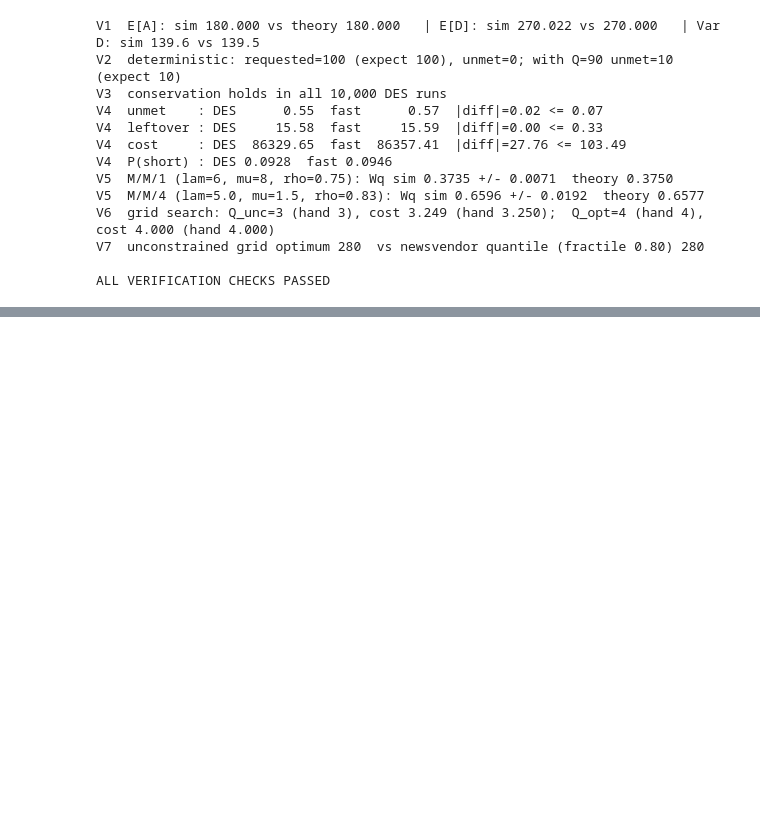
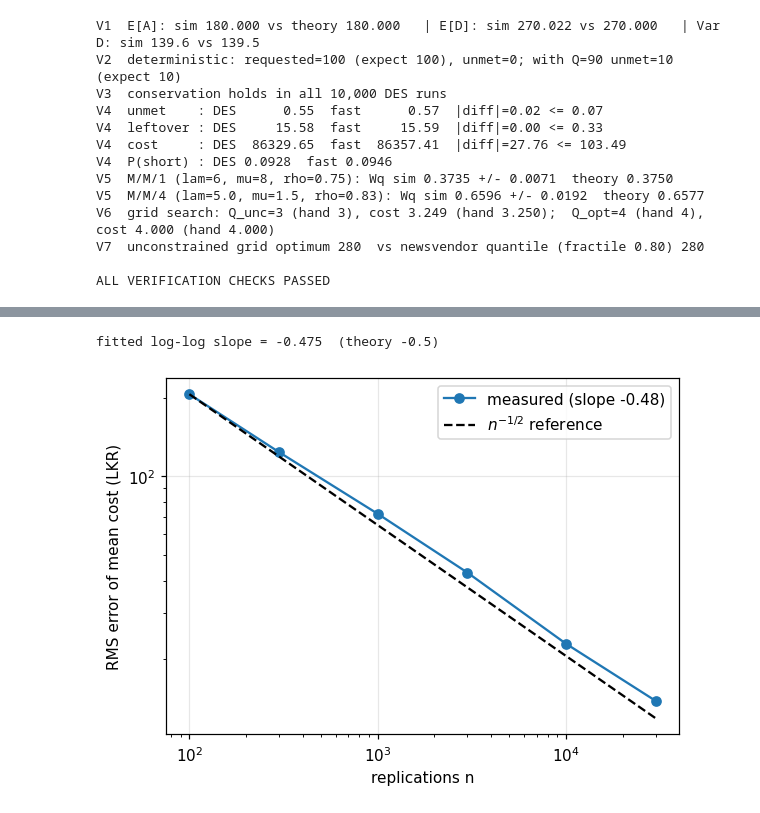
Before and after one commit to VidathTheekshana/Event-Catering-Demand-Simulator, a Jupyter notebook: notebook/event_catering_simulator.ipynb, the cells around one changed output, grey strips where cells are left out. Saved outputs shown, nothing was run; the diff lists cells and outputs as text; code cells hidden in the pictures; blank space fills up the shorter version.

```diff
--- a/notebook/event_catering_simulator.ipynb
+++ b/notebook/event_catering_simulator.ipynb
@@ -372,0 +402,12 @@ ALL VERIFICATION CHECKS PASSED
+# %%
+Qs = base["Q_opt"]
+d = run_des(par, Qs, reps=10_000, seed=SEED)
+def row(name, x, unit=""):
+    return {"metric": name, "mean": x.mean(), "95% CI half-width": 1.96 * x.std(ddof=1) / np.sqrt(len(x)), "unit": unit}
+tbl = pd.DataFrame([row("unused (leftover) portions", d["leftover"], "portions"), row("unmet portions", d["unmet"], "portions"),
+                    row("P(any shortage)", d["shortage"], "probability"), row("total cost", d["cost"], "LKR"),
+                    row("guests short-served", d["guests_short"], "guests"), row("mean wait in queue", d["mean_wait"], "min"),
+                    row("longest wait in event", d["max_wait"], "min")])
+print(f"DES at Q* = {Qs}, N=200, p=0.9, 10,000 replications, seed {SEED}"); display(tbl.round(3))
+so = d["stockout_time"][~np.isnan(d["stockout_time"])]
+print(f"Events with a stock-out: {len(so)}; median stock-out time {np.median(so):.1f} min after the first arrival (event lasts ~{d['end_time'].mean():.0f} min)")
@@ -372,0 +509,19 @@ ALL VERIFICATION CHECKS PASSED
+# %%
+ref_rng = np.random.default_rng(SEED + 5)
+_, Dref = draw_demand(par, ref_rng, 1_000_000)
+cost_of = lambda D: par.c_prep * Qs + par.c_short * np.maximum(D - Qs, 0)
+ref_mean = cost_of(Dref).mean()
+ns = np.array([100, 300, 1000, 3000, 10_000, 30_000]); rmse = []
+for n in ns:
+    rng = np.random.default_rng(SEED + int(n))
+    errs = [cost_of(draw_demand(par, rng, n)[1]).mean() - ref_mean for _ in range(200)]
+    rmse.append(np.sqrt(np.mean(np.square(errs))))
+slope, icpt = np.polyfit(np.log10(ns), np.log10(rmse), 1)
+print(f"fitted log-log slope = {slope:.3f}  (theory -0.5)")
+assert -0.6 < slope < -0.4
+plt.figure(figsize=(5.5, 4)); plt.loglog(ns, rmse, "o-", label=f"measured (slope {slope:.2f})")
+plt.loglog(ns, rmse[0] * np.sqrt(ns[0] / ns), "k--", label="$n^{-1/2}$ reference")
+plt.xlabel("replications n"); plt.ylabel("RMS error of mean cost (LKR)"); plt.legend(); plt.tight_layout(); plt.savefig("figures/mc_convergence.png"); plt.show()
+# %% [output]
+fitted log-log slope = -0.475  (theory -0.5)
+[figure, added]
```
Also changed, not shown: parts of 10 cells of this notebook, 4 other files.
